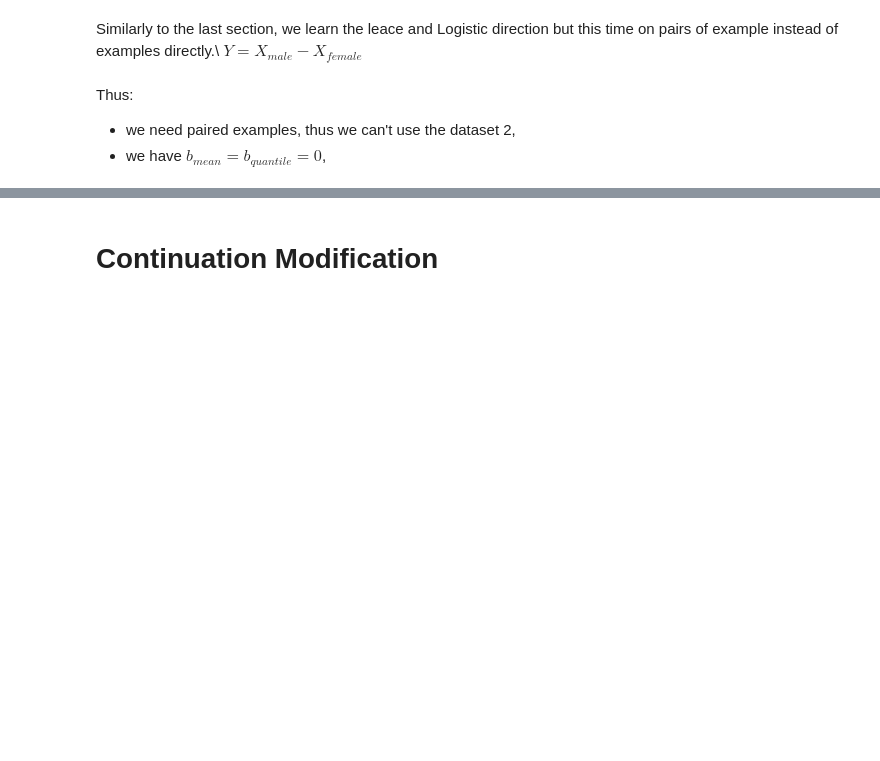
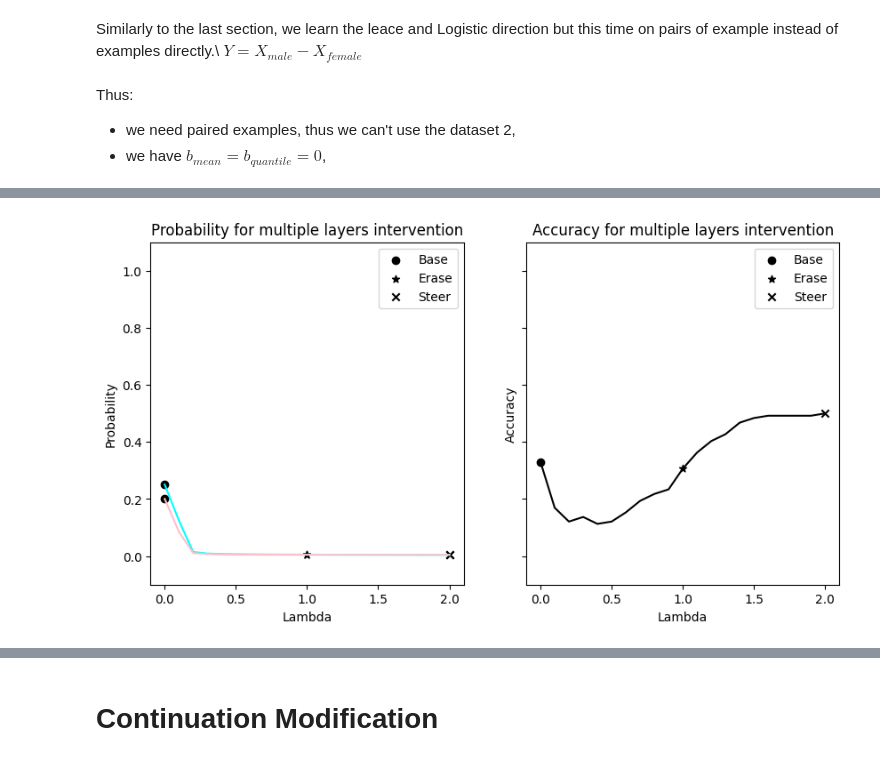
Before and after one commit to leodana2000/finding_gender_direction, a Jupyter notebook: exp_notebook.ipynb, the cells around one changed output, grey strips where cells are left out. Saved outputs shown, nothing was run; the diff lists cells and outputs as text; code cells hidden in the pictures; blank space fills up the shorter version.

Commit message:
new erasure with proba and acc computation inside

```diff
--- a/exp_notebook.ipynb
+++ b/exp_notebook.ipynb
@@ -6,4 +14,5 @@ Setup and import all packages.
 # %%
+gpt_small = True #True for gpt2-small, False for gpt2-xl
 import sys
 in_colab = 'google.colab' in sys.modules
 # %%
@@ -30,11 +39,9 @@ import numpy as np
 import matplotlib.pyplot as plt
 from transformers import GPT2TokenizerFast, GPT2LMHeadModel
 # %%
-#when debugging, use gpt2 to be faster
-debugging = True
 torch.set_grad_enabled(False)
 
-if debugging:
+if gpt_small:
   tokenizer = GPT2TokenizerFast.from_pretrained('gpt2')
   model = GPT2LMHeadModel.from_pretrained('gpt2')
 else:
@@ -224,10 +250,9 @@ if test_prompt:
 nb_layers = len(model.transformer.h)
 layer_list = [[i for i in range(0, nb_layers)]]
 layer_res_list = [[]]
-lbds = torch.Tensor([i/10 for i in range(0, 41, 1)])
+lbds = torch.Tensor([i/10 for i in range(0, 21, 1)])
 
 res_needed = len(layer_res_list[0]) > 0
-attention_only = True
 # %%
 Learn = dataset.get_ex('learn', multi_dim=True)
 
@@ -239,66 +264,34 @@ else:
     eraser_mean_res, eraser_quantile_res = None, None
 # %%
 #ToDo: ajouter la binarité directement pour le calcul de l'accuracy et de la probabilité à l'intérieur de l'algo.
-score_mix = inference_time_modification.score(
-    example_prompts, token_lists, eraser_mean, None,#eraser_mean_res,
-    target_tokens, layer_list, layer_res_list, lbds = lbds,
-    attention_only = attention_only, **dict
+score_mix = score(
+    examples, token_lists, eraser_mean, eraser_mean_res,
+    layer_list, layer_res_list, lbds = lbds, **dict
 )
 # %%
 #Plots the graphs depending if we intervene in the attention or not.
-score = score_mix
-dir = 1
+proba, acc = score_mix
 
-if attention_only:
-    fig, axes = plt.subplots(1, 2, figsize=(10, 5), sharex = True, sharey = True)
+fig, axes = plt.subplots(1, 2, figsize=(10, 5), sharex = True, sharey = True)
 
-    s = torch.mean(score, dim = -1).T.to('cpu')
-    acc = torch.transpose(score, 0, 1).to('cpu')
-    acc = torch.mean(((acc[1] - acc[0])*dir > 0).to(int), dim=-1, dtype=float)
+axes[0].scatter([0, 0], [proba[0][0], proba[1][0]], color = "k", label = 'Base')
+axes[0].scatter([1, 1], [proba[0][10], proba[1][10]], color = 'k', label = 'Erase', marker = "*")
+axes[0].scatter([2, 2], [proba[0][20], proba[1][20]], color = 'k', label = 'Steer', marker = "x")
+axes[0].plot(lbds, proba[0], color = 'cyan')
+axes[0].plot(lbds, proba[1], color = 'pink')
 
-    axes[0].scatter([0, 0], [s[0][0], s[1][0]], color = "k", label = 'Base')
-    axes[0].scatter([1, 1], [s[0][10], s[1][10]], color = 'k', label = 'Erase', marker = "*")
-    axes[0].scatter([2, 2], [s[0][20], s[1][20]], color = 'k', label = 'Steer', marker = "x")
-    axes[0].plot(lbds, s[0], color = 'cyan')
-    axes[0].plot(lbds, s[1], color = 'pink')
+axes[0].legend()
+axes[0].set_title("Probability for multiple layers intervention")
+axes[0].set_xlabel("Lambda")
+axes[0].set_ylabel("Probability")
+axes[0].set_ylim(-0.1, 1.1)
 
-    axes[0].legend()
-    axes[0].set_title("Probability for multiple layers intervention")
-    axes[0].set_xlabel("Lambda")
-    axes[0].set_ylabel("Probability")
-    axes[0].set_ylim(-0.1, 1.1)
-
-    axes[1].scatter([0], [acc[0]], color = "k", label = 'Base')
-    axes[1].scatter([1], [acc[10]], color = 'k', label = 'Erase', marker = "*")
-    axes[1].scatter([2], [acc[20]], color = 'k', label = 'Steer', marker = "x")
-    axes[1].plot(lbds, acc, color = 'black')
-    axes[1].set_xlabel("Lambda")
-    axes[1].set_title("Accuracy for multiple layers intervention")
-    axes[1].set_ylabel("Accuracy")
-    axes[1].legend()
-
-else:
-    fig, axes = plt.subplots(1, 2, figsize=(10, 5), sharex = True)
-
-    probas = torch.mean(score, dim = -1)
-
-    for i, proba in enumerate(probas):
-        axes[0].plot(layer_list, [g[0].item() for g in proba], label = 'lambda {}'.format(lbds[i]), color = plt.colormap(i/N))
-        axes[0].plot(layer_list, [g[1].item() for g in proba], color = plt.colormap(i/N))
-    axes[0].set_title("Probability after gender steering")
-    axes[0].set_xlabel("Layer")
-    axes[0].set_ylabel("Probability")
-    axes[0].legend()
-
-    accs = [torch.mean(torch.Tensor([[1 if (score_l[1] - score_l[0])*dir > 0 else 0 for score_l in sub_score.T] for sub_score in score]), dim = -1) for score in score]
-
-    for i, acc in enumerate(accs):
-        axes[1].plot(layer_list, acc, label = 'lambda {}'.format(lbds[i]), color = plt.colormap(i/N))
-    axes[1].set_title("Accuracy after gender steering")
-    axes[1].set_xlabel("Layer")
-    axes[1].set_ylabel("Accuracy")
-    axes[1].legend()
-
-    plt.tight_layout()
-
-plt.show()
+axes[1].scatter([0], [acc[0]], color = "k", label = 'Base')
+axes[1].scatter([1], [acc[10]], color = 'k', label = 'Erase', marker = "*")
+axes[1].scatter([2], [acc[20]], color = 'k', label = 'Steer', marker = "x")
+axes[1].plot(lbds, acc, color = 'black')
+axes[1].set_xlabel("Lambda")
+axes[1].set_title("Accuracy for multiple layers intervention")
+axes[1].set_ylabel("Accuracy")
+axes[1].legend()
+# %% [output]
@@ -305,3 +299,4 @@ plt.show()
+[figure, added]
 # %%
 #If the code is interupted while a hook is running, this will reset back the model to normal.
 for module in model.transformer.h:
```
Also changed, not shown: parts of 15 cells of this notebook, 6 other files.
